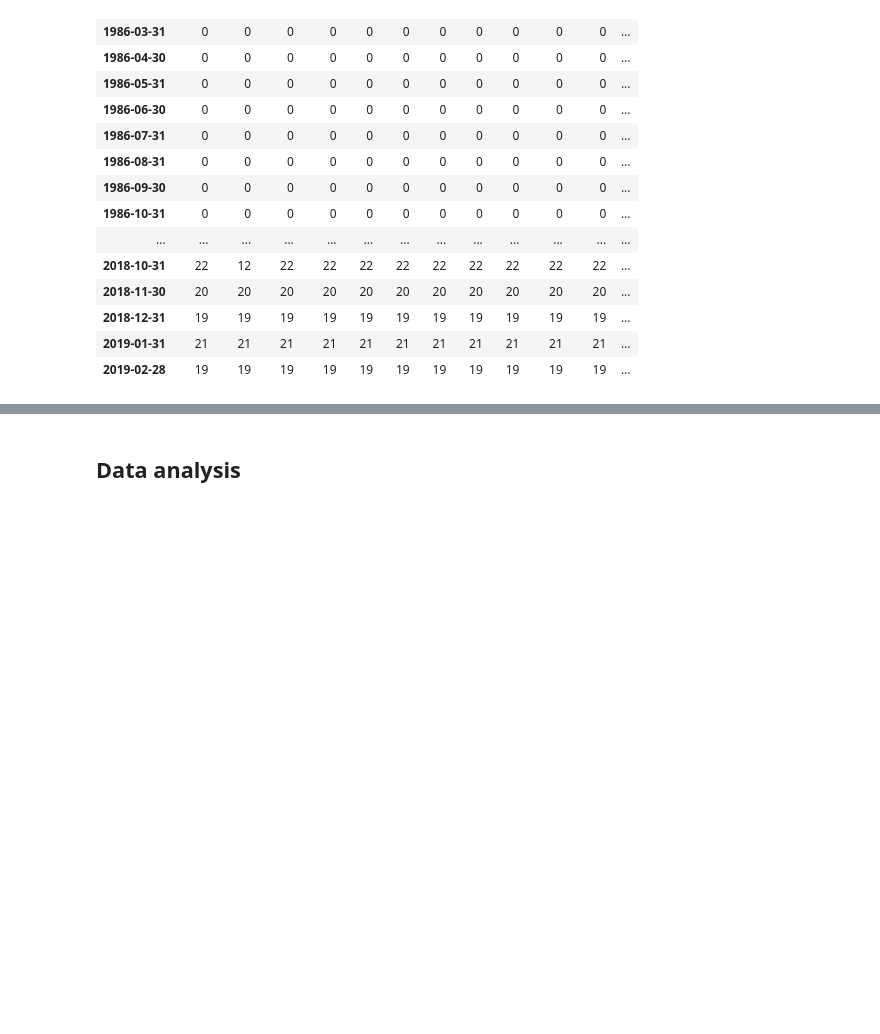
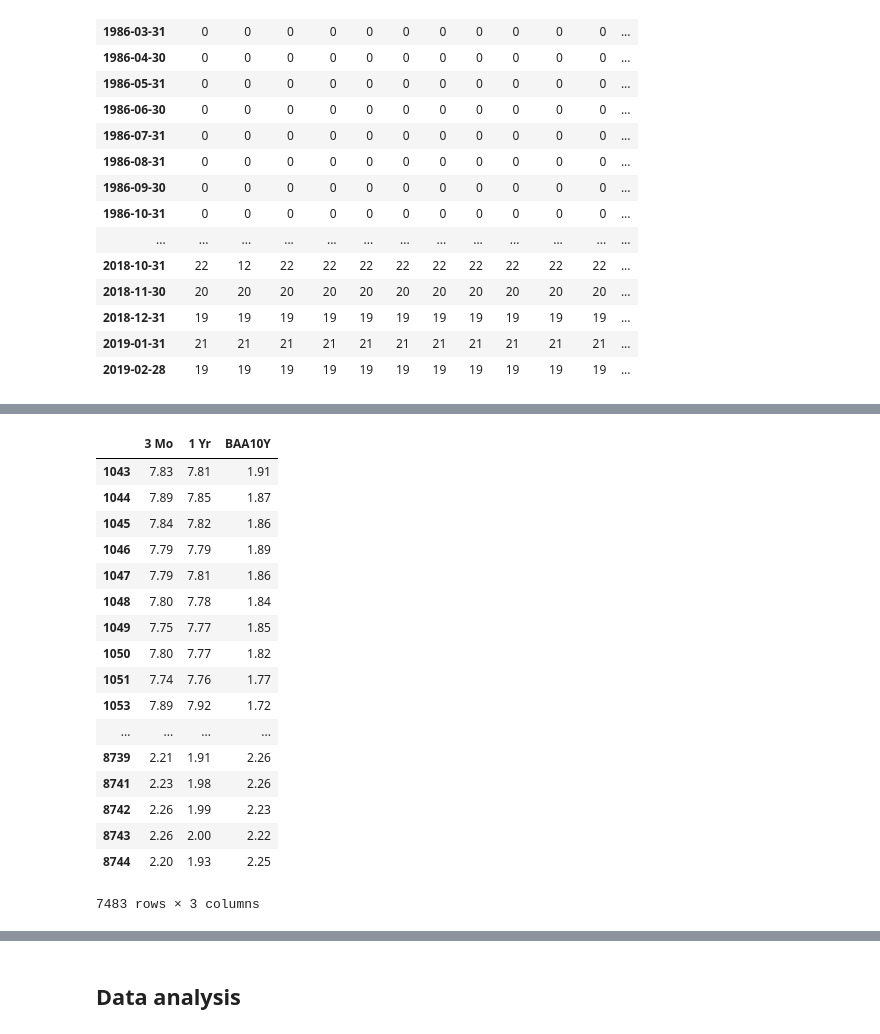
Before and after one commit to tomron27/fin_algs, a Jupyter notebook: HW1.ipynb, the cells around one changed output, grey strips where cells are left out. Cells and saved outputs as stored; diff of their text form; code cells hidden in the pictures; blank space fills up the shorter version.

```diff
--- a/HW1.ipynb
+++ b/HW1.ipynb
@@ -143,0 +161,30 @@ data.groupby(pd.Grouper(key='Date', freq='1m')).count()
+# %%
+f_data = data[(data['Date'] > '1990-01-01')]
+f_data = f_data[[col for col in f_data.columns if col != 'Date']]
+f_data = f_data[[col for col in f_data.columns if col not in ['1 Mo', '2 Mo', '20 Yr']]]
+f_data = f_data[[col for col in f_data.columns if col in ['3 Mo', '1 Yr', 'BAA10Y']]]
+f_data = f_data.dropna(axis=0, how='any')
+
+# Subtract consecutive days
+# f_data = f_data - f_data.shift(1)
+# f_data = f_data[1:]
+f_data
+# %% [output]
+|  | 3 Mo | 1 Yr | BAA10Y |
+| 1043 | 7.83 | 7.81 | 1.91 |
+| 1044 | 7.89 | 7.85 | 1.87 |
+| 1045 | 7.84 | 7.82 | 1.86 |
+| 1046 | 7.79 | 7.79 | 1.89 |
+| 1047 | 7.79 | 7.81 | 1.86 |
+| 1048 | 7.80 | 7.78 | 1.84 |
+| 1049 | 7.75 | 7.77 | 1.85 |
+| 1050 | 7.80 | 7.77 | 1.82 |
+| 1051 | 7.74 | 7.76 | 1.77 |
+| 1053 | 7.89 | 7.92 | 1.72 |
+| ... | ... | ... | ... |
+| 8739 | 2.21 | 1.91 | 2.26 |
+| 8741 | 2.23 | 1.98 | 2.26 |
+| 8742 | 2.26 | 1.99 | 2.23 |
+| 8743 | 2.26 | 2.00 | 2.22 |
+| 8744 | 2.20 | 1.93 | 2.25 |
+7483 rows × 3 columns
```
Also changed, not shown: parts of 35 cells of this notebook.
